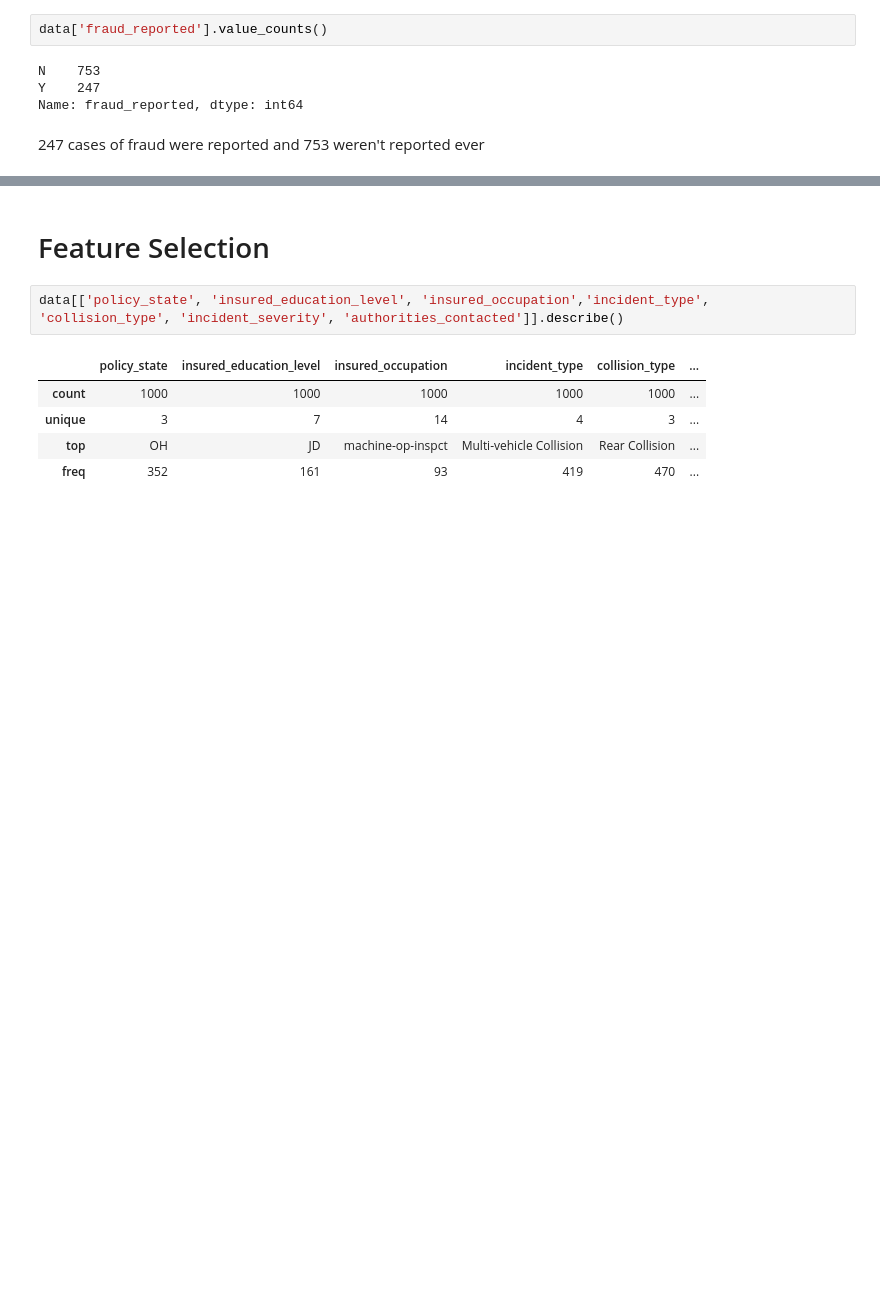
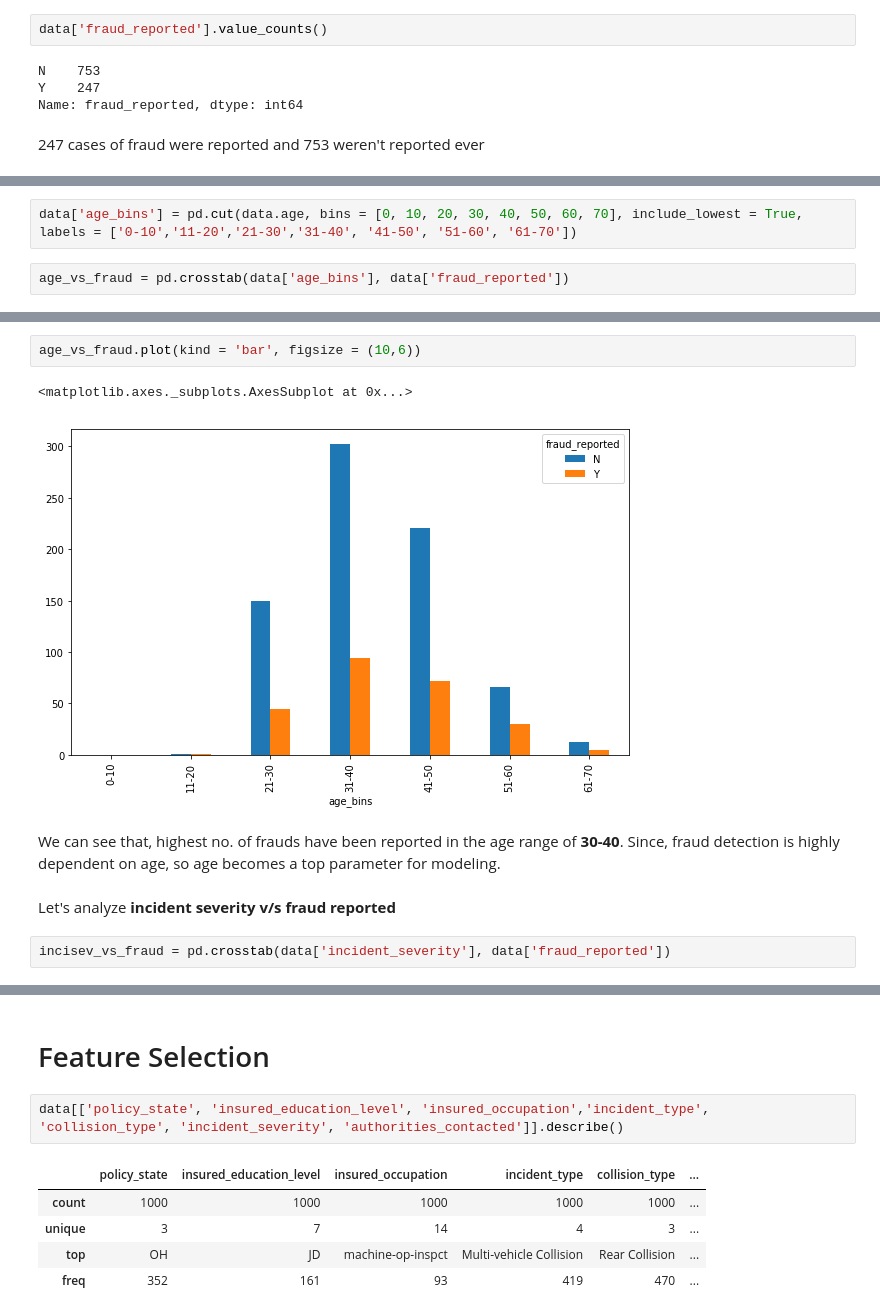
Before and after one commit to shremuk/My-Work, a Jupyter notebook: Insurance_claims.ipynb, the cells around one changed output, grey strips where cells are left out. Cells and saved outputs as stored; diff of their text form; blank space fills up the shorter version.

```diff
--- a/Insurance_claims.ipynb
+++ b/Insurance_claims.ipynb
@@ -251,0 +229,4 @@ Let's plot incident numbers state wise
+# %%
+data['age_bins'] = pd.cut(data.age, bins = [0, 10, 20, 30, 40, 50, 60, 70], include_lowest = True, labels = ['0-10','11-20','21-30','31-40', '41-50', '51-60', '61-70'])
+# %%
+age_vs_fraud = pd.crosstab(data['age_bins'], data['fraud_reported'])
@@ -251,0 +245,11 @@ Let's plot incident numbers state wise
+# %%
+age_vs_fraud.plot(kind = 'bar', figsize = (10,6))
+# %% [output]
+<matplotlib.axes._subplots.AxesSubplot at 0x...>
+[figure, added]
+# %% [markdown]
+We can see that, highest no. of frauds have been reported in the age range of <b>30-40</b>. Since, fraud detection is highly dependent on age, so age becomes a top parameter for modeling.
+# %% [markdown]
+Let's analyze <b>incident severity v/s fraud reported
+# %%
+incisev_vs_fraud = pd.crosstab(data['incident_severity'], data['fraud_reported'])
```
Also changed, not shown: parts of 79 cells of this notebook.
